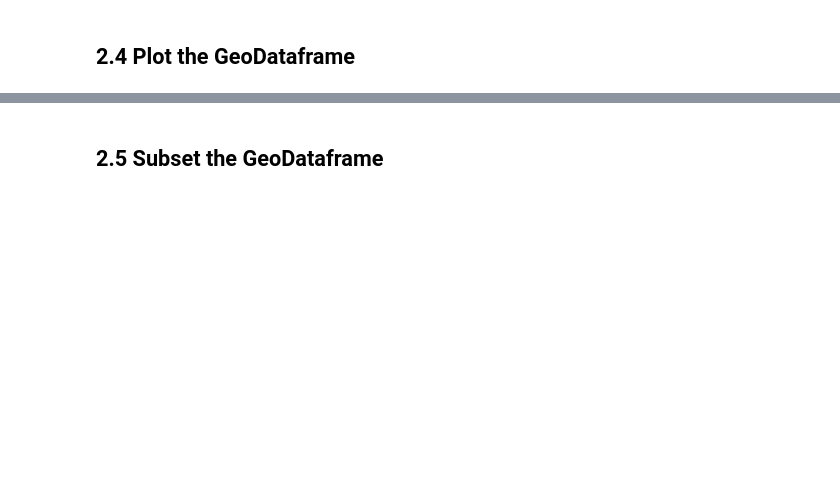
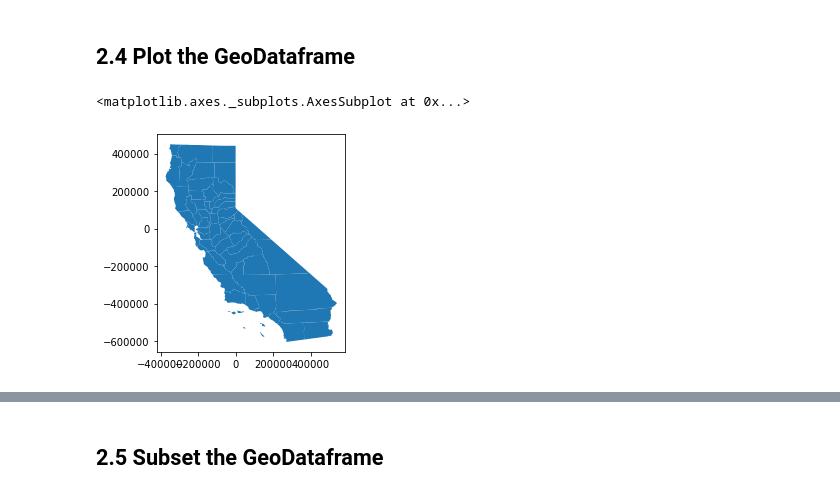
Before and after one commit to dlab-berkeley/Python-Geospatial-Fundamentals-Legacy, a Jupyter notebook: new_sequence/02_Introduction_to_GeoPandas.ipynb, the cells around one changed output, grey strips where cells are left out. Cells and saved outputs as stored; diff of their text form; code cells hidden in the pictures; blank space fills up the shorter version.

```diff
--- a/new_sequence/02_Introduction_to_GeoPandas.ipynb
+++ b/new_sequence/02_Introduction_to_GeoPandas.ipynb
@@ -18,2 +144,7 @@ GeoPandas gives you access to all of the functionality of [pandas](https://panda
 # %% [markdown]
 ## 2.4 Plot the GeoDataframe
+# %%
+counties.plot()
+# %% [output]
+<matplotlib.axes._subplots.AxesSubplot at 0x...>
+[figure, added]
```
Also changed, not shown: parts of 26 cells of this notebook.
